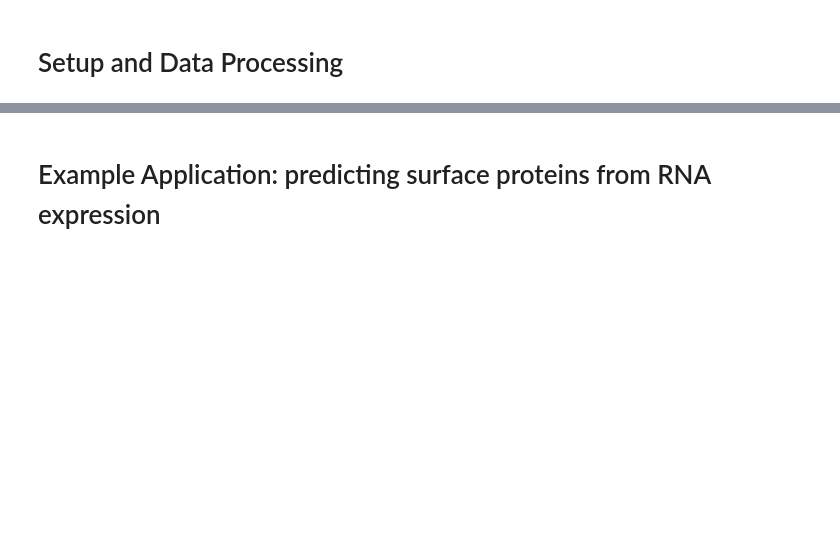
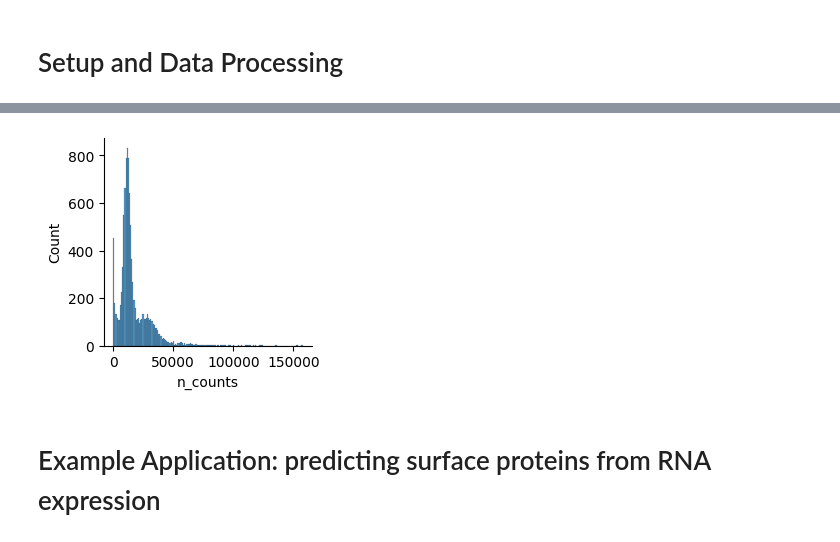
Before and after one commit to Dennis-Bersenev/ScDemo, a Jupyter notebook: cite_seq/demo.ipynb, the cells around one changed output, grey strips where cells are left out. Saved outputs shown, nothing was run; the diff lists cells and outputs as text; code cells hidden in the pictures; blank space fills up the shorter version.

```diff
--- a/cite_seq/demo.ipynb
+++ b/cite_seq/demo.ipynb
@@ -74,3 +68,7 @@ protein_names = [item.split('_')[0] for item in protein.var_names]
+# %%
+mu.pl.histogram(rna, ['n_counts'])
+# %% [output]
+[figure, added]
 # %% [markdown]
 # Example Application: predicting surface proteins from RNA expression
 # %% [markdown]
```
Also changed, not shown: parts of 4 cells of this notebook, 2 other files.
